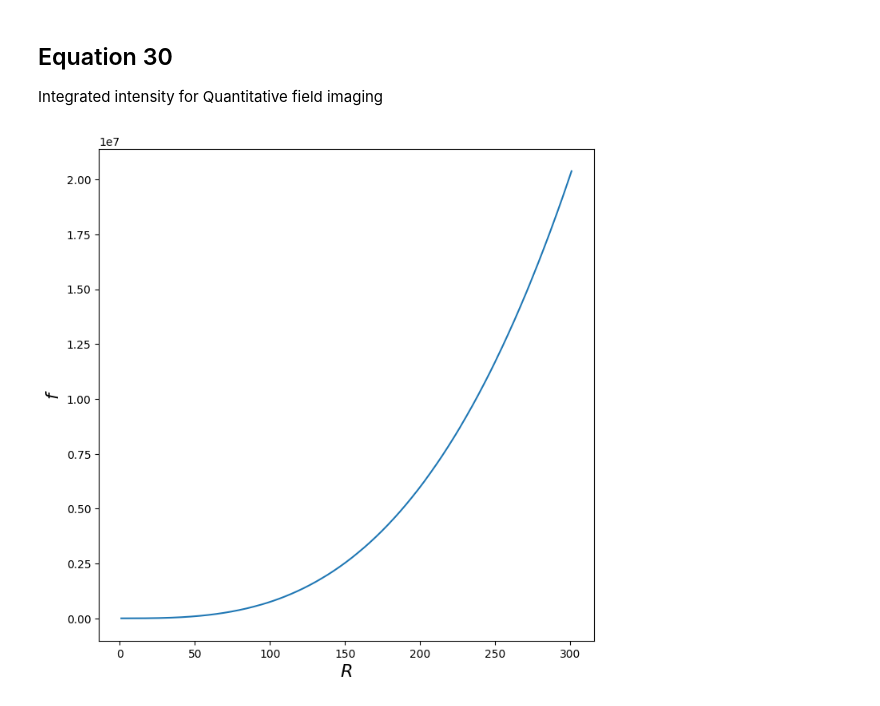
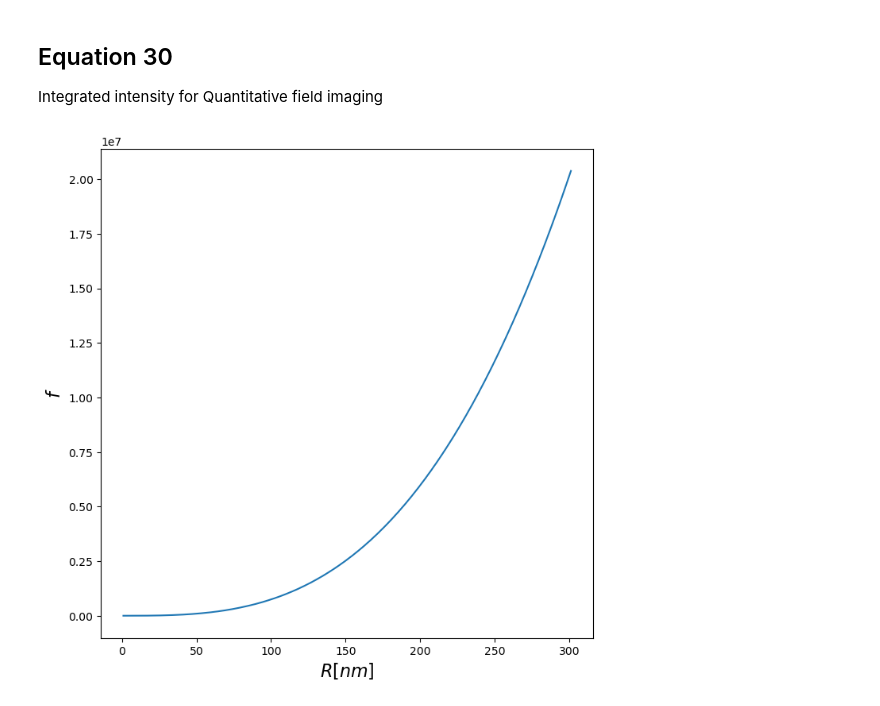
Before and after one commit to softmatterlab/OpticalCharacterizationNanoparticles, a Jupyter notebook: example_signal_relation/Modalities_Sphere.ipynb, the cells around one changed output. Cells and saved outputs as stored; diff of their text form; code cells hidden in the pictures.

```diff
--- a/example_signal_relation/Modalities_Sphere.ipynb
+++ b/example_signal_relation/Modalities_Sphere.ipynb
@@ -74,18 +74,18 @@ Integrated intensity for Quantitative field imaging
 # %%
 radius = np.linspace(1, 301, len(data))
 f = np.ones(len(data))*polarizability1
 fig, axes = plt.subplots(figsize = (8, 8))
 #f=np.full_like(values, polarizability1[1])
 plt.plot(radius, f)
-axes.set_xlabel('$R$', fontsize=16)
+axes.set_xlabel('$R [nm]$', fontsize=16)
 axes.set_ylabel('$f$', fontsize=16)
 
 #axes.set_xticks([0, np.pi/4, np.pi/2, 3/4 * np.pi, np.pi])
 #axes.set_xticklabels(['0', '$\pi/4$', '$\pi/2$', '$3\pi/4$', '$\pi$'], fontsize = 16)
 plt.show()
 #fig.savefig('equation_29.svg', format = 'svg', dpi = 300, bbox_inches = 'tight', facecolor = 'white')
 # %% [output]
-[figure, old version]
+[figure, new version]
 # %%
 f = np.ones(len(data))*polarizability1
 fig, axes = plt.subplots(figsize = (8, 8))
```
Also changed, not shown: parts of 8 cells of this notebook, 1 other file.
